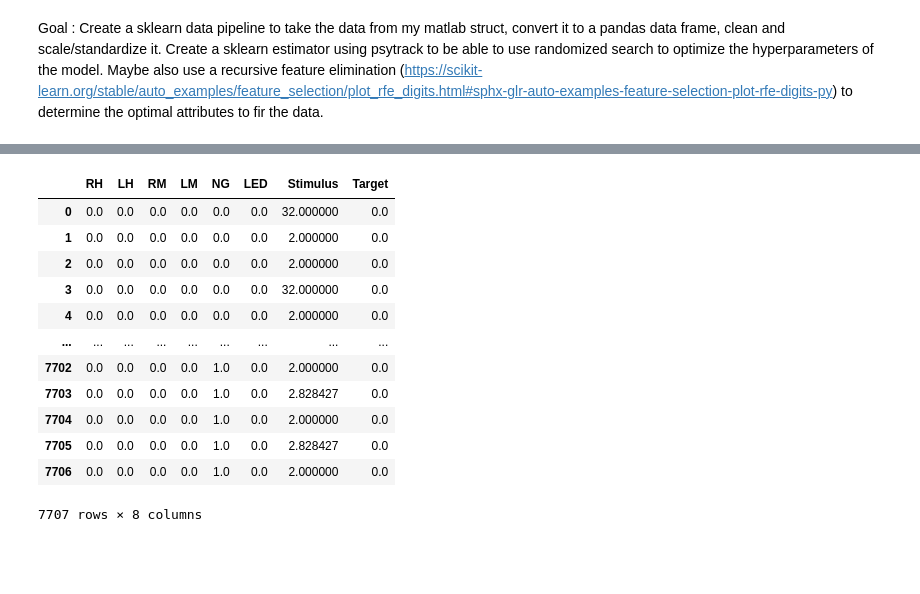
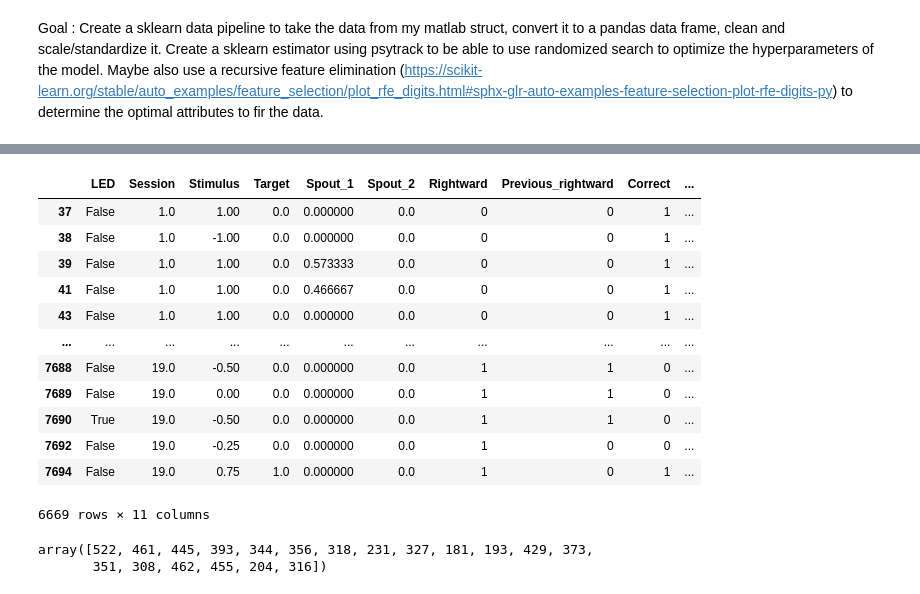
Before and after one commit to bkrall24/Learning_Strategies_Mouse_Behavior, a Jupyter notebook: psytrack_workflow.ipynb, the cells around one changed output, grey strips where cells are left out. Drawn from its saved outputs; the diff is of its cells as text; code cells hidden in the pictures; blank space fills up the shorter version.

```diff
--- a/psytrack_workflow.ipynb
+++ b/psytrack_workflow.ipynb
@@ -11,13 +2,0 @@ path = os.path.join(folderpath,file_data);
-# %%
-def mat_struct_2_pd(path):
-    import pandas as pd
-
-    mouse_mat = loadmat(path, struct_as_record = False, squeeze_me = True, mat_dtype = True)
-    m = mouse_mat['animal']
-    df = pd.DataFrame(m.lick.T)
-    df.columns = ['RH', 'LH', 'RM', 'LM', 'NG']
-    df['LED'] = m.LED
-    df['Stimulus'] = m.stimulus
-    df['Target'] = m.target
-
-    return df
@@ -42,16 +3,3 @@ df
-# %%
-df
-# %% [output]
-|  | RH | LH | RM | LM | NG | LED | Stimulus | Target |
-| 0 | 0.0 | 0.0 | 0.0 | 0.0 | 0.0 | 0.0 | 32.000000 | 0.0 |
-| 1 | 0.0 | 0.0 | 0.0 | 0.0 | 0.0 | 0.0 | 2.000000 | 0.0 |
-| 2 | 0.0 | 0.0 | 0.0 | 0.0 | 0.0 | 0.0 | 2.000000 | 0.0 |
-| 3 | 0.0 | 0.0 | 0.0 | 0.0 | 0.0 | 0.0 | 32.000000 | 0.0 |
-| 4 | 0.0 | 0.0 | 0.0 | 0.0 | 0.0 | 0.0 | 2.000000 | 0.0 |
-| ... | ... | ... | ... | ... | ... | ... | ... | ... |
-| 7702 | 0.0 | 0.0 | 0.0 | 0.0 | 1.0 | 0.0 | 2.000000 | 0.0 |
-| 7703 | 0.0 | 0.0 | 0.0 | 0.0 | 1.0 | 0.0 | 2.828427 | 0.0 |
-| 7704 | 0.0 | 0.0 | 0.0 | 0.0 | 1.0 | 0.0 | 2.000000 | 0.0 |
-| 7705 | 0.0 | 0.0 | 0.0 | 0.0 | 1.0 | 0.0 | 2.828427 | 0.0 |
-| 7706 | 0.0 | 0.0 | 0.0 | 0.0 | 1.0 | 0.0 | 2.000000 | 0.0 |
-7707 rows × 8 columns
+# %%
+folderpath = r'/Users/rebeccakrall/Downloads';
+animal = 'c_129';
@@ -57,0 +46,48 @@ df
+# %%
+b,t = mat_struct_2_pd(folderpath, animal)
+# %%
+def clean_behavior_data(b):
+    import numpy as np
+    import pandas as pd
+
+    b2 = b.copy()
+    b2['Rightward'] = (b['RH'] | b['LM']).astype(int)
+    b2['Previous_rightward'] = np.concatenate(([0], b2['Rightward'][:-1].values))
+    b2['Correct'] = (b['RH'] | b['LH']).astype(int)
+    b2['Previous_correct'] = np.concatenate(([0], b2['Correct'][:-1].values))
+    b2['Stimulus'] =np.log2(b['Stimulus']/8)/2
+    b2['New_session']= np.array(np.append(1, np.diff(b['Session'])), dtype = bool)
+
+
+    b2.iloc[b2['New_session'], b2.columns.get_loc("Previous_rightward")] = 0
+    b2.iloc[b2['New_session'], b2.columns.get_loc("Previous_correct")] = 0
+    go = (b['RH'] | b['LM'] | b['RM'] | b['LH']).values
+
+    b2 = b2.iloc[go,:]
+    b2 = b2.drop(["RH", "RM", "LH", "LM", "NG"], axis = 1)
+
+    return b2
+# %%
+b2 = clean_behavior_data(b)
+import numpy as np
+b2
+# %% [output]
+|  | LED | Session | Stimulus | Target | Spout_1 | Spout_2 | Rightward | Previous_rightward | Correct | ... |
+| 37 | False | 1.0 | 1.00 | 0.0 | 0.000000 | 0.0 | 0 | 0 | 1 | ... |
+| 38 | False | 1.0 | -1.00 | 0.0 | 0.000000 | 0.0 | 0 | 0 | 1 | ... |
+| 39 | False | 1.0 | 1.00 | 0.0 | 0.573333 | 0.0 | 0 | 0 | 1 | ... |
+| 41 | False | 1.0 | 1.00 | 0.0 | 0.466667 | 0.0 | 0 | 0 | 1 | ... |
+| 43 | False | 1.0 | 1.00 | 0.0 | 0.000000 | 0.0 | 0 | 0 | 1 | ... |
+| ... | ... | ... | ... | ... | ... | ... | ... | ... | ... | ... |
+| 7688 | False | 19.0 | -0.50 | 0.0 | 0.000000 | 0.0 | 1 | 1 | 0 | ... |
+| 7689 | False | 19.0 | 0.00 | 0.0 | 0.000000 | 0.0 | 1 | 1 | 0 | ... |
+| 7690 | True | 19.0 | -0.50 | 0.0 | 0.000000 | 0.0 | 1 | 1 | 0 | ... |
+| 7692 | False | 19.0 | -0.25 | 0.0 | 0.000000 | 0.0 | 1 | 0 | 0 | ... |
+| 7694 | False | 19.0 | 0.75 | 1.0 | 0.000000 | 0.0 | 1 | 0 | 1 | ... |
+6669 rows × 11 columns
+# %%
+dayLength=np.array(b2.groupby(['Session']).size())
+dayLength
+# %% [output]
+array([522, 461, 445, 393, 344, 356, 318, 231, 327, 181, 193, 429, 373,
+       351, 308, 462, 455, 204, 316])
```
Also changed, not shown: parts of 11 cells of this notebook, 15 other files.
